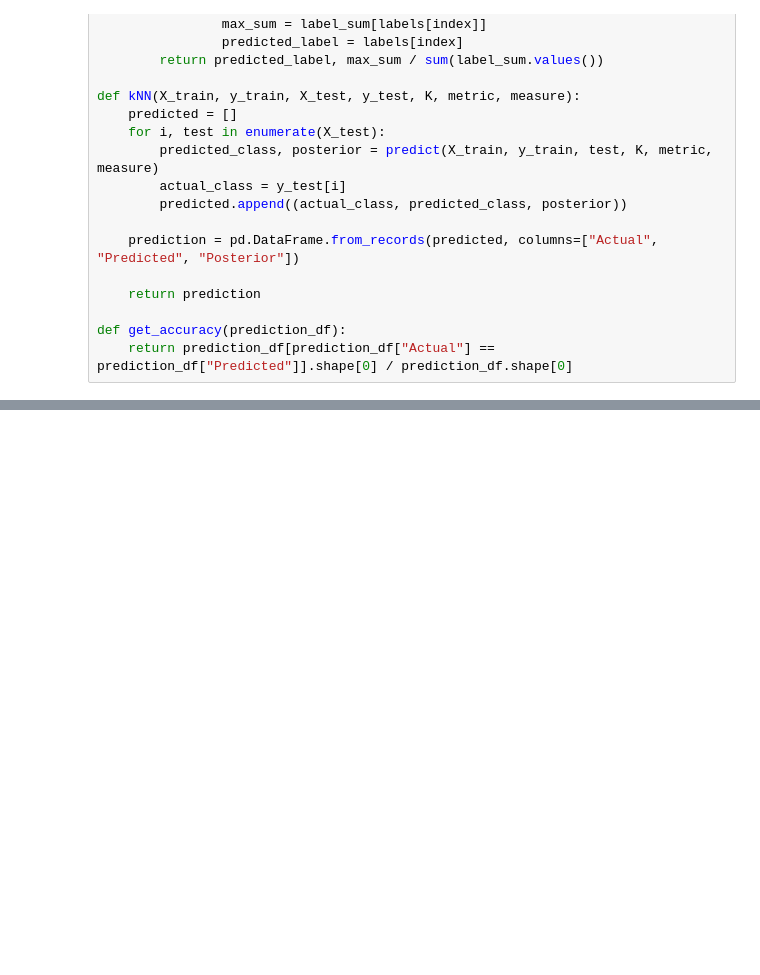
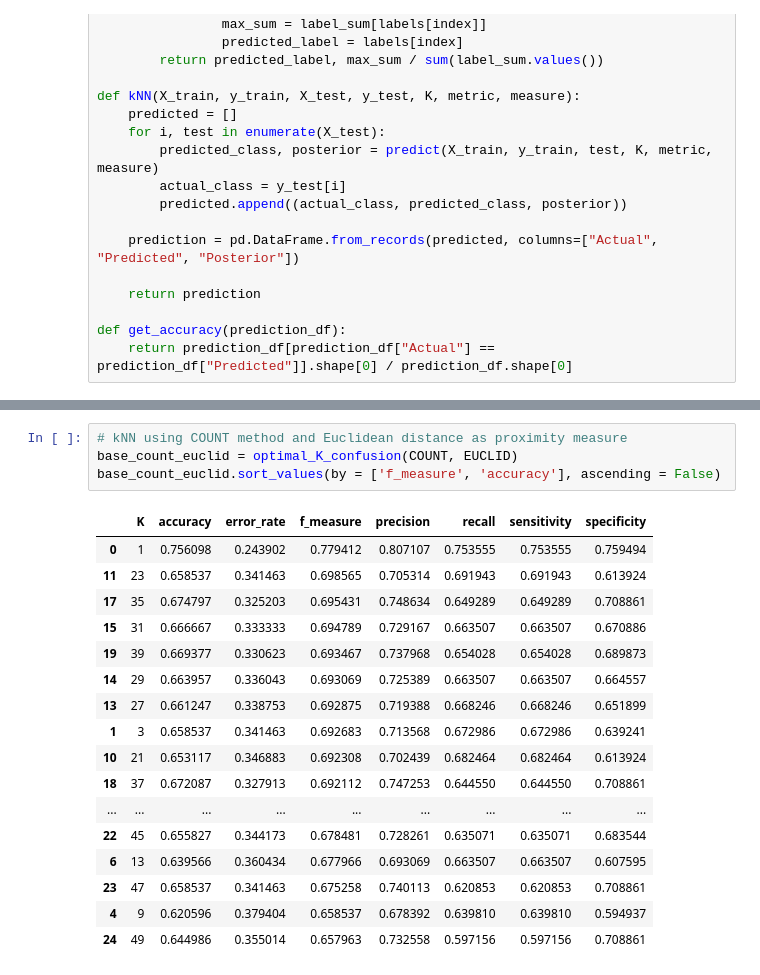
Before and after one commit to saravrajavelu/WineQualityAnalysis, a Jupyter notebook: WineAnalysis.ipynb, the cells around one changed output, grey strips where cells are left out. Drawn from its saved outputs; the diff is of its cells as text; blank space fills up the shorter version.

```diff
--- a/WineAnalysis.ipynb
+++ b/WineAnalysis.ipynb
@@ -187,0 +249,22 @@ def get_accuracy(prediction_df):
+# %%
+# kNN using COUNT method and Euclidean distance as proximity measure
+base_count_euclid = optimal_K_confusion(COUNT, EUCLID)
+base_count_euclid.sort_values(by = ['f_measure', 'accuracy'], ascending = False)
+# %% [output]
+|  | K | accuracy | error_rate | f_measure | precision | recall | sensitivity | specificity |
+| 0 | 1 | 0.756098 | 0.243902 | 0.779412 | 0.807107 | 0.753555 | 0.753555 | 0.759494 |
+| 11 | 23 | 0.658537 | 0.341463 | 0.698565 | 0.705314 | 0.691943 | 0.691943 | 0.613924 |
+| 17 | 35 | 0.674797 | 0.325203 | 0.695431 | 0.748634 | 0.649289 | 0.649289 | 0.708861 |
+| 15 | 31 | 0.666667 | 0.333333 | 0.694789 | 0.729167 | 0.663507 | 0.663507 | 0.670886 |
+| 19 | 39 | 0.669377 | 0.330623 | 0.693467 | 0.737968 | 0.654028 | 0.654028 | 0.689873 |
+| 14 | 29 | 0.663957 | 0.336043 | 0.693069 | 0.725389 | 0.663507 | 0.663507 | 0.664557 |
+| 13 | 27 | 0.661247 | 0.338753 | 0.692875 | 0.719388 | 0.668246 | 0.668246 | 0.651899 |
+| 1 | 3 | 0.658537 | 0.341463 | 0.692683 | 0.713568 | 0.672986 | 0.672986 | 0.639241 |
+| 10 | 21 | 0.653117 | 0.346883 | 0.692308 | 0.702439 | 0.682464 | 0.682464 | 0.613924 |
+| 18 | 37 | 0.672087 | 0.327913 | 0.692112 | 0.747253 | 0.644550 | 0.644550 | 0.708861 |
+| ... | ... | ... | ... | ... | ... | ... | ... | ... |
+| 22 | 45 | 0.655827 | 0.344173 | 0.678481 | 0.728261 | 0.635071 | 0.635071 | 0.683544 |
+| 6 | 13 | 0.639566 | 0.360434 | 0.677966 | 0.693069 | 0.663507 | 0.663507 | 0.607595 |
+| 23 | 47 | 0.658537 | 0.341463 | 0.675258 | 0.740113 | 0.620853 | 0.620853 | 0.708861 |
+| 4 | 9 | 0.620596 | 0.379404 | 0.658537 | 0.678392 | 0.639810 | 0.639810 | 0.594937 |
+| 24 | 49 | 0.644986 | 0.355014 | 0.657963 | 0.732558 | 0.597156 | 0.597156 | 0.708861 |
```
Also changed, not shown: parts of 35 cells of this notebook, 2 other files.
